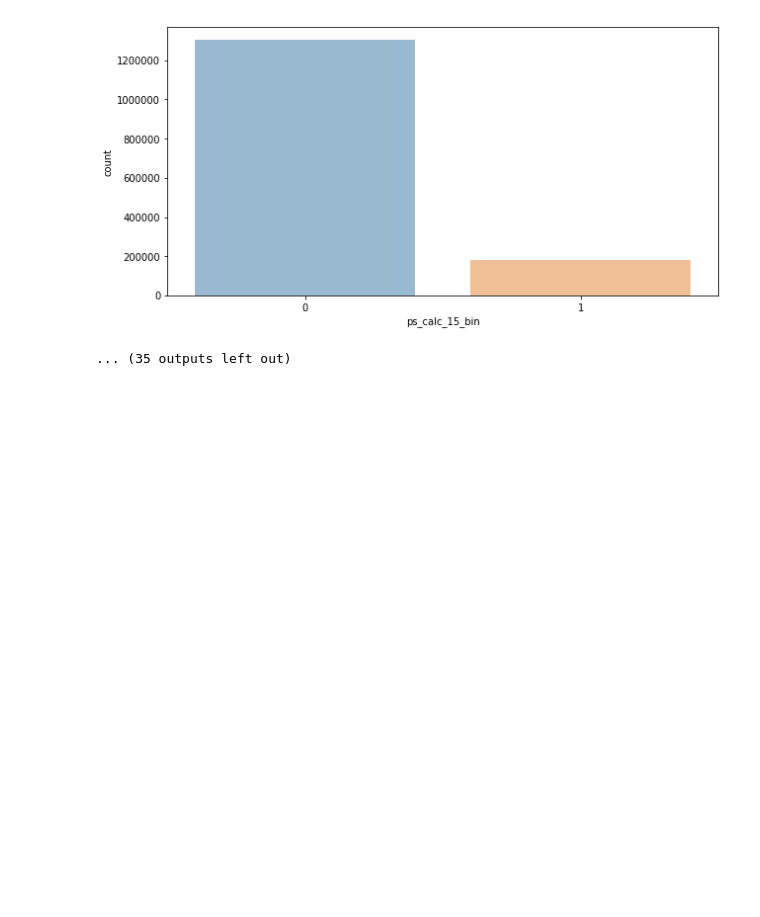
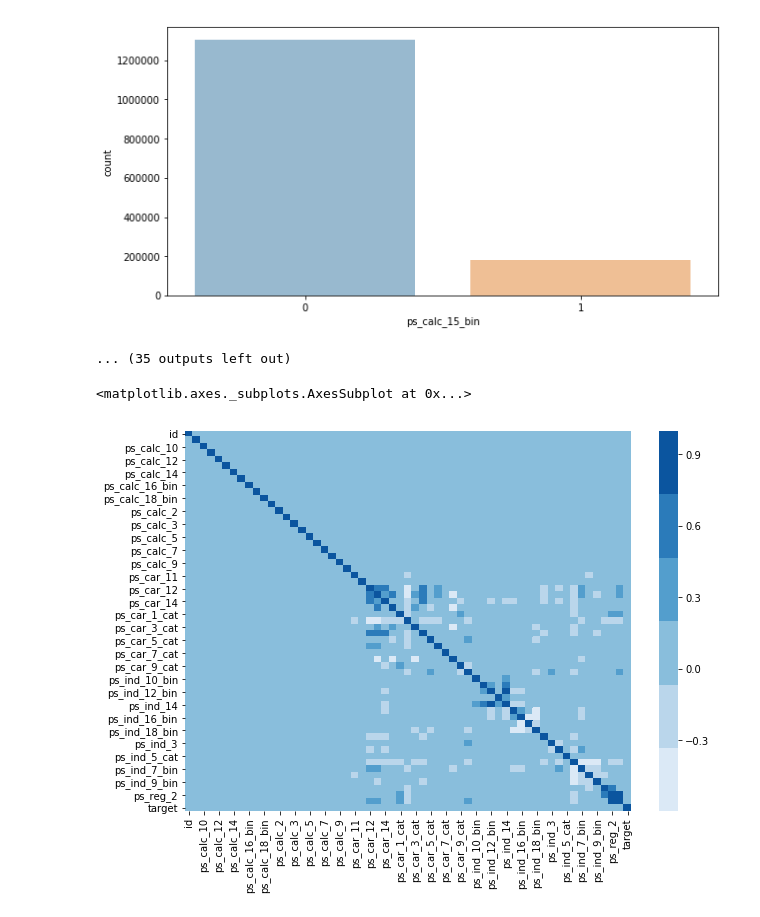
Before and after one commit to BerniceLee/ywpython, a Jupyter notebook: 0624_module3 practice.ipynb, the cells around one changed output. Cells and saved outputs as stored; diff of their text form; code cells hidden in the pictures; blank space fills up the shorter version.

```diff
--- a/0624_module3 practice.ipynb
+++ b/0624_module3 practice.ipynb
@@ -622,3 +623,14 @@ for col in binary + category + integer :
 [figure]
 [figure]
 ... (35 outputs left out)
+# %%
+# 변수간 상관관계
+# 전체 데이터에 대한 상관관계 HeatMap 시각화
+
+corr = df.corr()
+cmap = sns.color_palette("Blues")
+f, ax = plt.subplots(figsize=(10,7))
+sns.heatmap(corr, cmap=cmap)
+# %% [output]
+<matplotlib.axes._subplots.AxesSubplot at 0x...>
+[figure, added]
```
Also changed, not shown: parts of 4 cells of this notebook.
